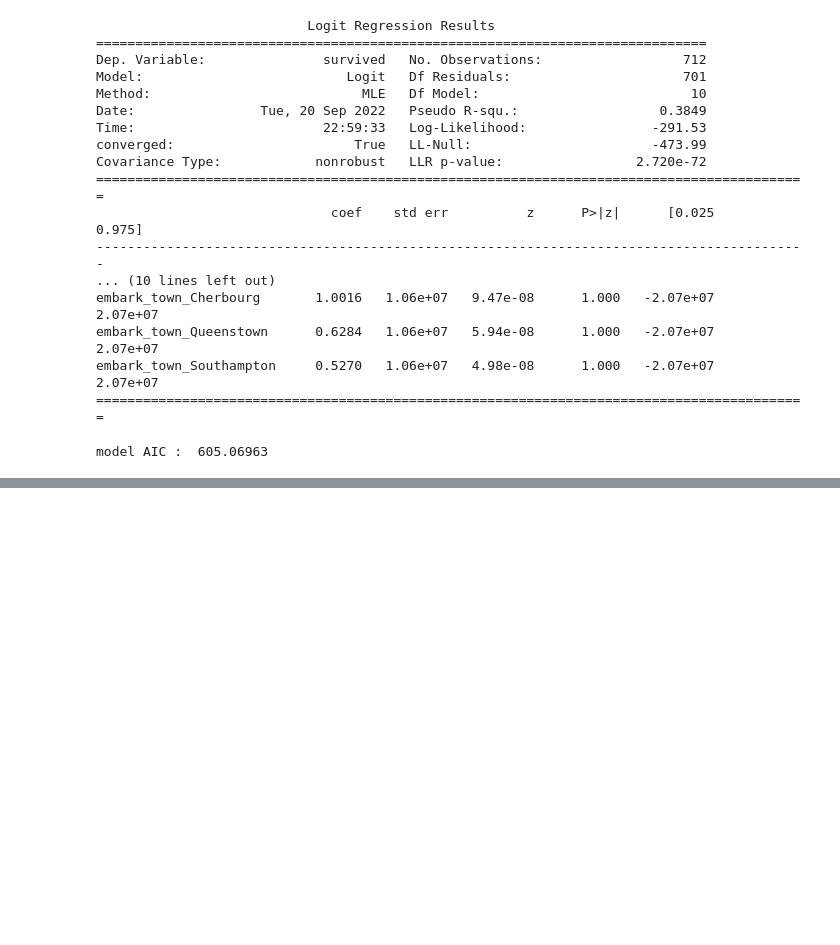
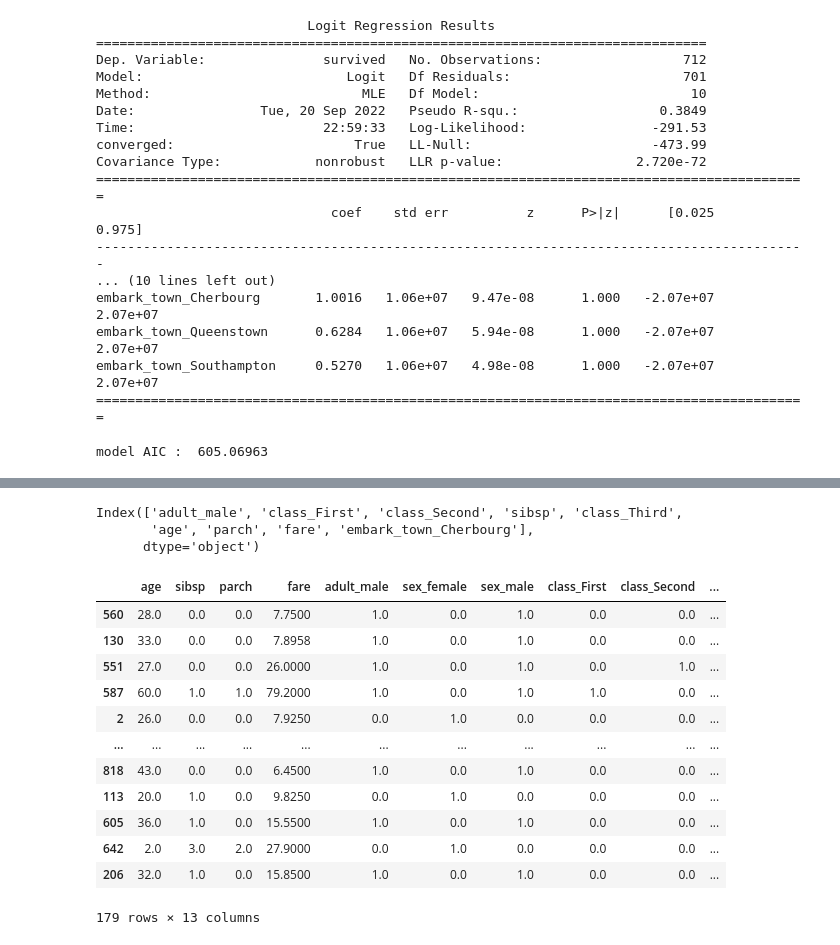
Before and after one commit to blackbutterfly0852/ADP_2, a Jupyter notebook: 220920_6_통계분석.ipynb, the cells around one changed output, grey strips where cells are left out. Cells and saved outputs as stored; diff of their text form; code cells hidden in the pictures; blank space fills up the shorter version.

Commit message:
로지스틱 회귀분석

```diff
--- a/220920_6_통계분석.ipynb
+++ b/220920_6_통계분석.ipynb
@@ -154,0 +320,23 @@ model AIC :  605.06963
+# %%
+# 로지스틱 회귀분석 : 분류분석으로 활용하기
+Stepwise_best_model.params.index
+# %% [output]
+Index(['adult_male', 'class_First', 'class_Second', 'sibsp', 'class_Third',
+       'age', 'parch', 'fare', 'embark_town_Cherbourg'],
+      dtype='object')
+# %%
+X_test
+# %% [output]
+|  | age | sibsp | parch | fare | adult_male | sex_female | sex_male | class_First | class_Second | ... |
+| 560 | 28.0 | 0.0 | 0.0 | 7.7500 | 1.0 | 0.0 | 1.0 | 0.0 | 0.0 | ... |
+| 130 | 33.0 | 0.0 | 0.0 | 7.8958 | 1.0 | 0.0 | 1.0 | 0.0 | 0.0 | ... |
+| 551 | 27.0 | 0.0 | 0.0 | 26.0000 | 1.0 | 0.0 | 1.0 | 0.0 | 1.0 | ... |
+| 587 | 60.0 | 1.0 | 1.0 | 79.2000 | 1.0 | 0.0 | 1.0 | 1.0 | 0.0 | ... |
+| 2 | 26.0 | 0.0 | 0.0 | 7.9250 | 0.0 | 1.0 | 0.0 | 0.0 | 0.0 | ... |
+| ... | ... | ... | ... | ... | ... | ... | ... | ... | ... | ... |
+| 818 | 43.0 | 0.0 | 0.0 | 6.4500 | 1.0 | 0.0 | 1.0 | 0.0 | 0.0 | ... |
+| 113 | 20.0 | 1.0 | 0.0 | 9.8250 | 0.0 | 1.0 | 0.0 | 0.0 | 0.0 | ... |
+| 605 | 36.0 | 1.0 | 0.0 | 15.5500 | 1.0 | 0.0 | 1.0 | 0.0 | 0.0 | ... |
+| 642 | 2.0 | 3.0 | 2.0 | 27.9000 | 0.0 | 1.0 | 0.0 | 0.0 | 0.0 | ... |
+| 206 | 32.0 | 1.0 | 0.0 | 15.8500 | 1.0 | 0.0 | 1.0 | 0.0 | 0.0 | ... |
+179 rows × 13 columns
```
Also changed, not shown: parts of 20 cells of this notebook.
